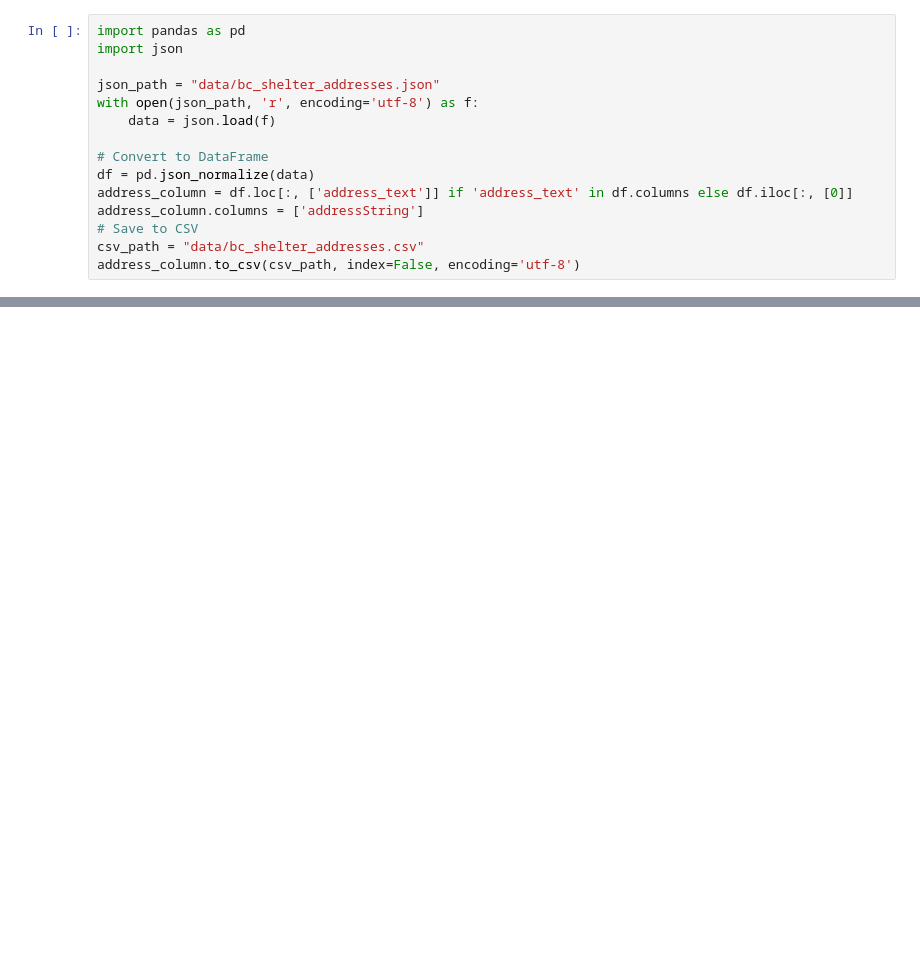
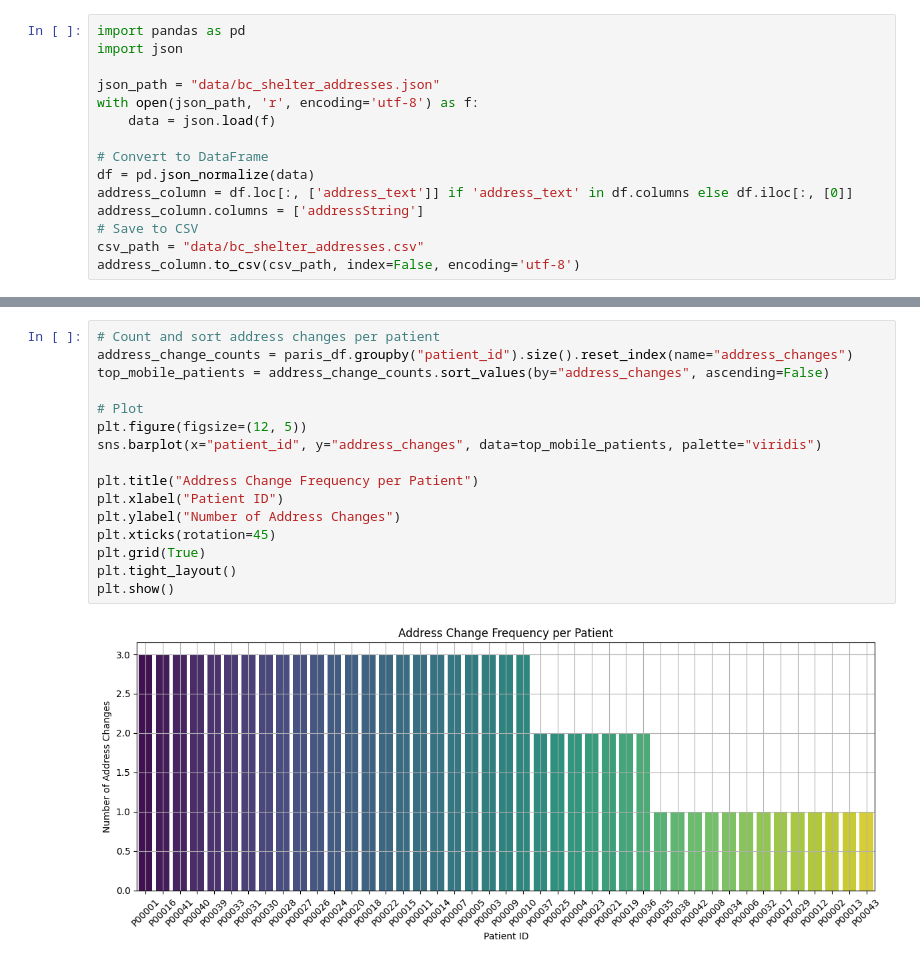
Before and after one commit to jeremychiu08/PEH-cohort, a Jupyter notebook: BC_Addresses_Analysis.ipynb, the cells around one changed output, grey strips where cells are left out. Cells and saved outputs as stored; diff of their text form; blank space fills up the shorter version.

```diff
--- a/BC_Addresses_Analysis.ipynb
+++ b/BC_Addresses_Analysis.ipynb
@@ -355,0 +510,18 @@ File saved as: isnonmarket_addresses.csv
+# %%
+# Count and sort address changes per patient
+address_change_counts = paris_df.groupby("patient_id").size().reset_index(name="address_changes")
+top_mobile_patients = address_change_counts.sort_values(by="address_changes", ascending=False)
+
+# Plot
+plt.figure(figsize=(12, 5))
+sns.barplot(x="patient_id", y="address_changes", data=top_mobile_patients, palette="viridis")
+
+plt.title("Address Change Frequency per Patient")
+plt.xlabel("Patient ID")
+plt.ylabel("Number of Address Changes")
+plt.xticks(rotation=45)
+plt.grid(True)
+plt.tight_layout()
+plt.show()
+# %% [output]
+[figure, added]
```
Also changed, not shown: parts of 33 cells of this notebook, 6 other files.
